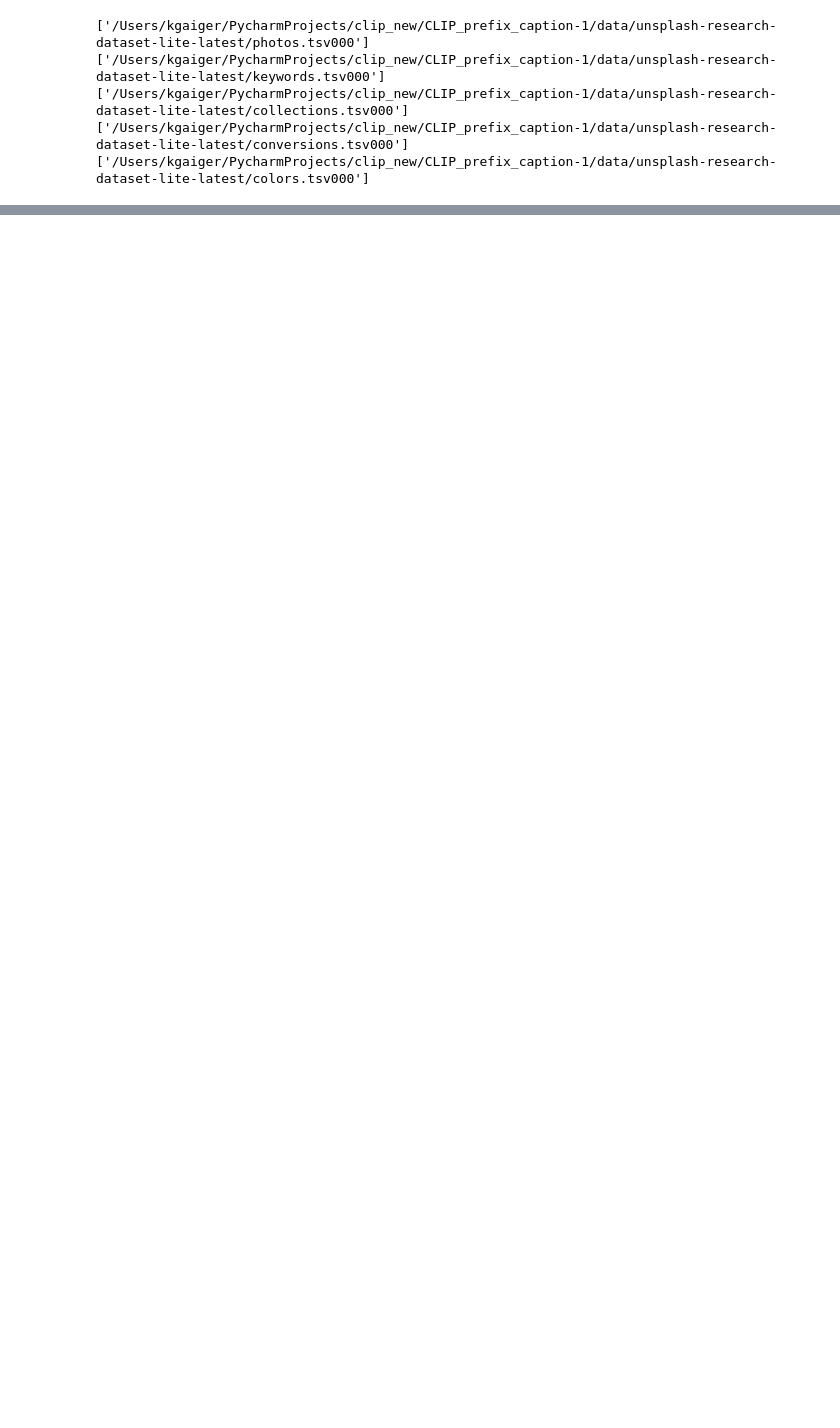
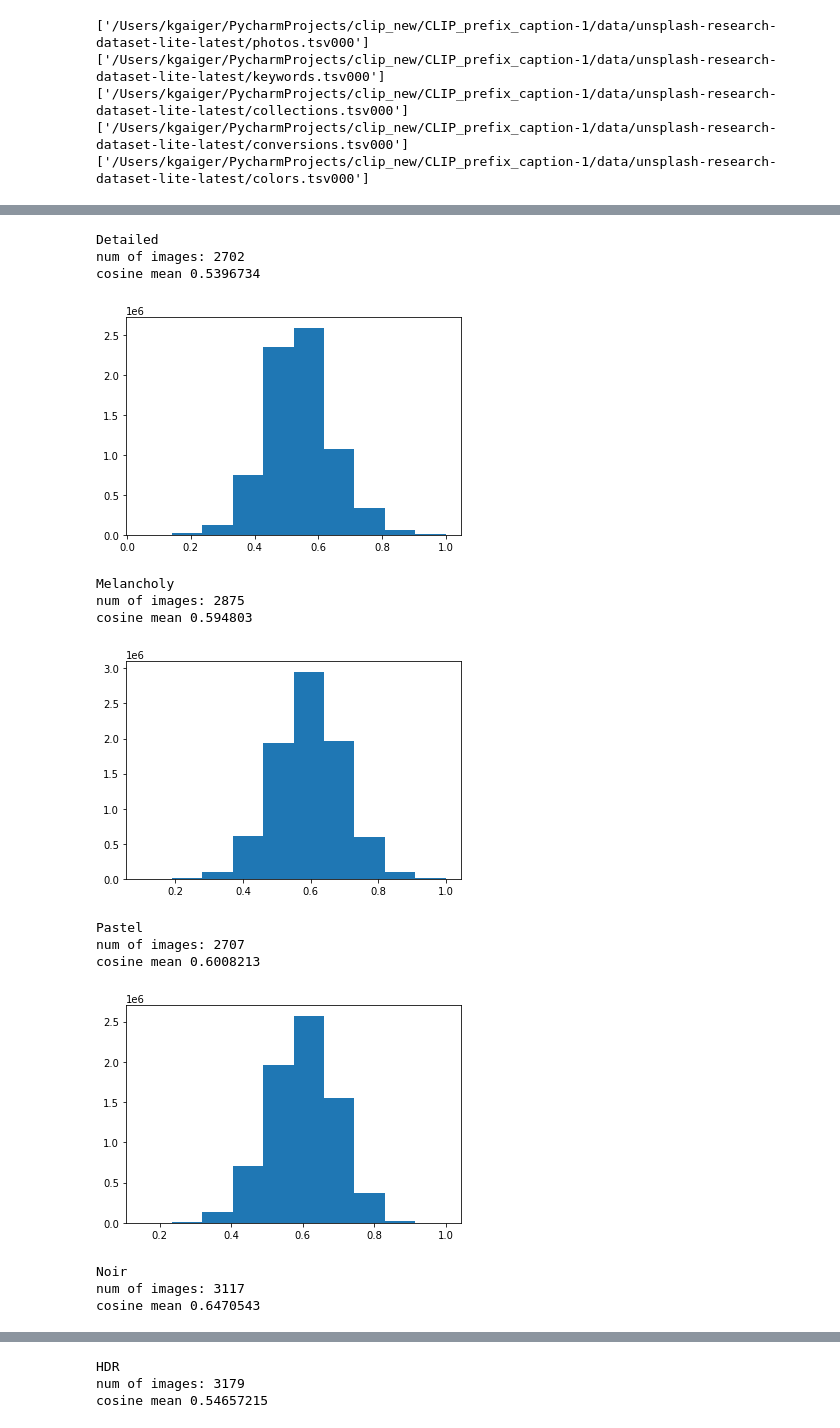
Before and after one commit to kerengaiger/CLIP_prefix_caption-1, a Jupyter notebook: notebooks/clip_style_detection.ipynb, the cells around one changed output, grey strips where cells are left out. Saved outputs shown, nothing was run; the diff lists cells and outputs as text; code cells hidden in the pictures; blank space fills up the shorter version.

```diff
--- a/notebooks/clip_style_detection.ipynb
+++ b/notebooks/clip_style_detection.ipynb
@@ -204,0 +344,26 @@ plt.show()
+# %%
+clip_cos_sims = []
+for style in flickr_data.label.unique():
+    print(labels_to_styles[style])
+    print('num of images:',flickr_data[flickr_data['label']==style].shape[0])
+    cos_sim_clip = cosine_similarity(np.stack(flickr_data[flickr_data['label']==style]['clip_emb'].values))
+    print('cosine mean',cos_sim_clip.mean())
+    clip_cos_sims.append(cos_sim_clip.mean())
+    plt.hist(cos_sim_clip.flatten())
+    plt.show()
+# %% [output]
+Detailed
+num of images: 2702
+cosine mean 0.5396734
+[figure, added]
+Melancholy
+num of images: 2875
+cosine mean 0.594803
+[figure, added]
+Pastel
+num of images: 2707
+cosine mean 0.6008213
+[figure, added]
+Noir
+num of images: 3117
+cosine mean 0.6470543
@@ -204,0 +371,3 @@ plt.show()
+HDR
+num of images: 3179
+cosine mean 0.54657215
```
Also changed, not shown: parts of 58 cells of this notebook, 1 other file.
